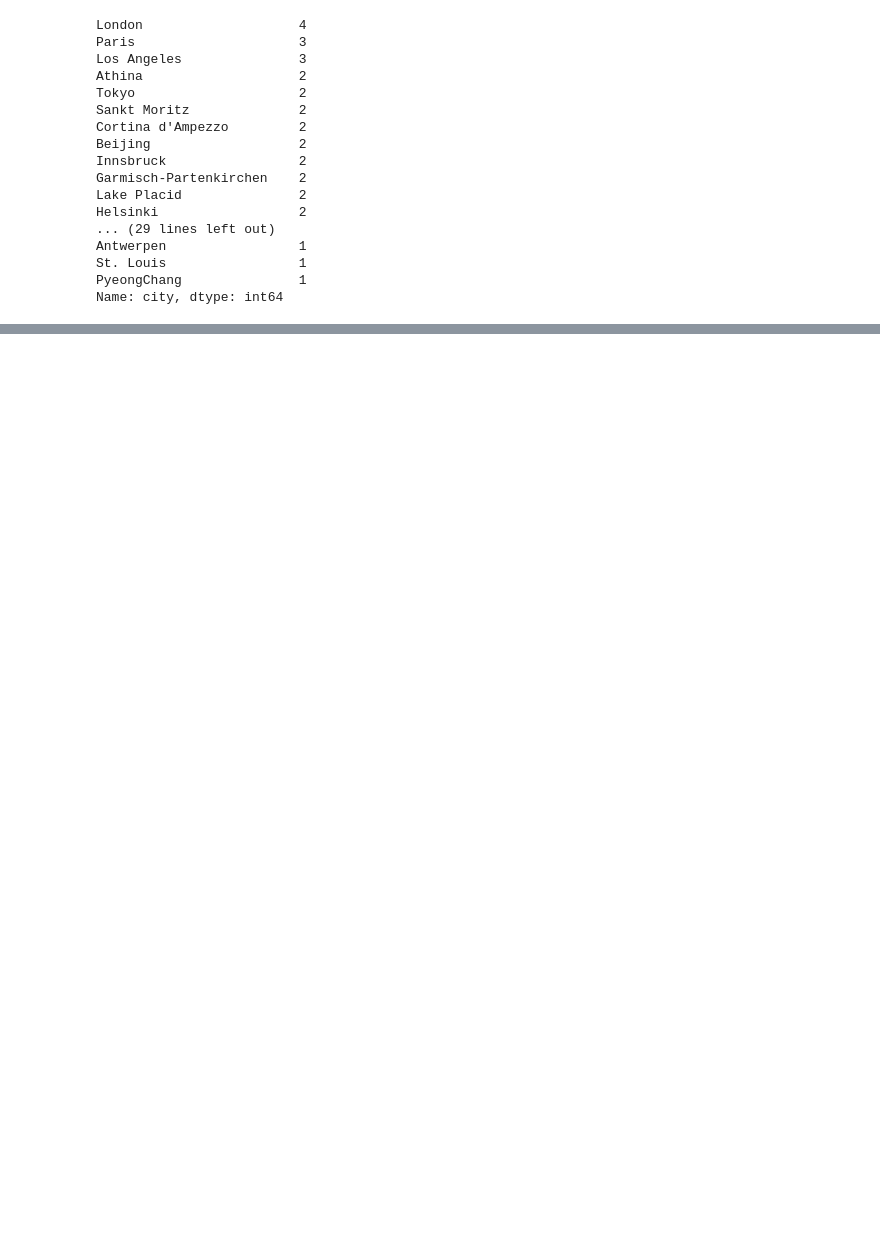
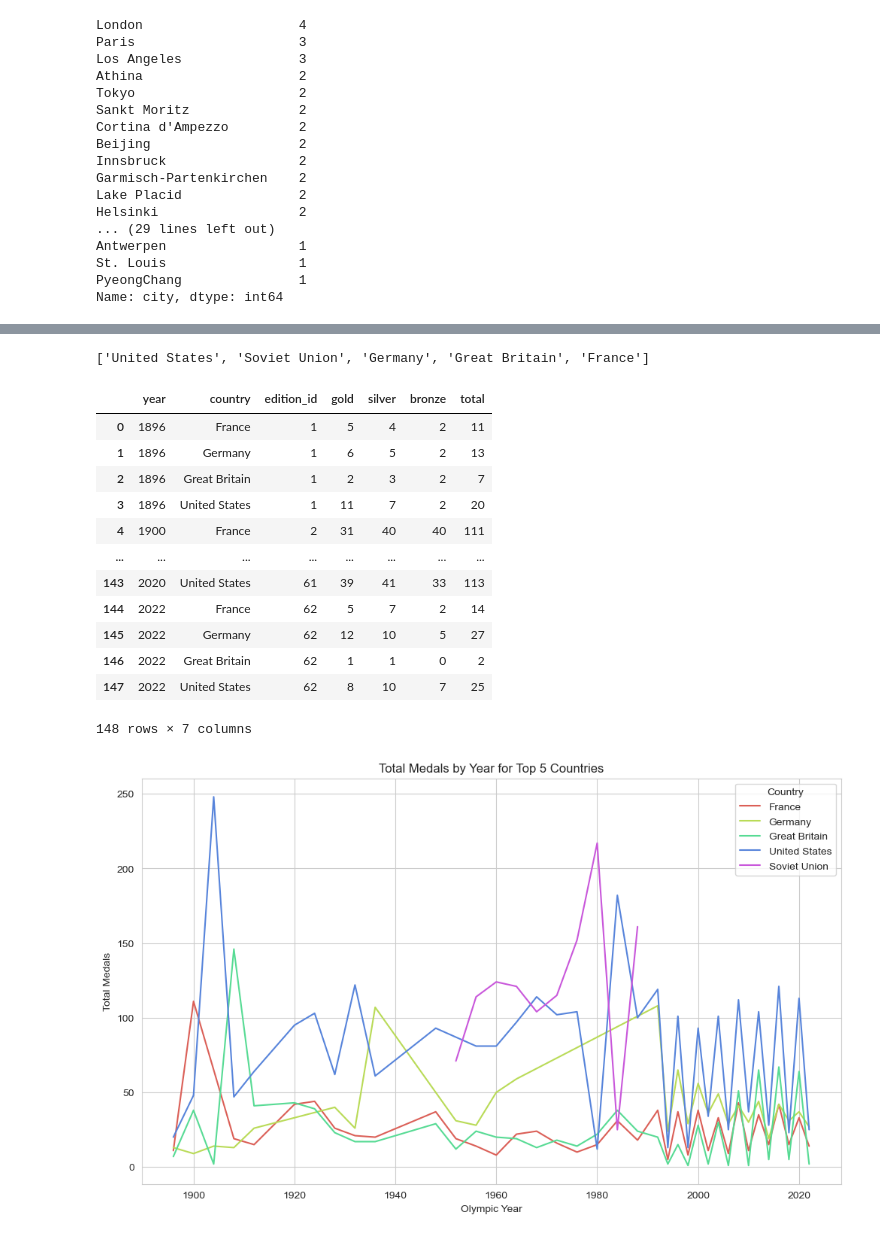
Before and after one commit to gururaser/data-analysis-of-olympic-games, a Jupyter notebook: data_analysis_of_olympic_games.ipynb, the cells around one changed output, grey strips where cells are left out. Cells and saved outputs as stored; diff of their text form; code cells hidden in the pictures; blank space fills up the shorter version.

```diff
--- a/data_analysis_of_olympic_games.ipynb
+++ b/data_analysis_of_olympic_games.ipynb
@@ -228,0 +301,31 @@ Name: city, dtype: int64
+# %%
+top5_countries = medals_total.head(5)['country'].tolist()
+display(top5_countries)
+
+top5_medals_by_year = medals[medals['country'].isin(top5_countries)].groupby(['year', 'country']).sum().reset_index()
+display(top5_medals_by_year)
+
+plt.figure(figsize=(12, 7))
+sns.lineplot(data=top5_medals_by_year, x='year', y='total', hue='country',palette="hls")
+plt.xlabel('Olympic Year')
+plt.ylabel('Total Medals')
+plt.title('Total Medals by Year for Top 5 Countries')
+plt.legend(title='Country', loc='upper right')
+plt.savefig("top5_medals_by_20_years_lineplot.png" ,dpi = 300, bbox_inches = 'tight')
+plt.show()
+# %% [output]
+['United States', 'Soviet Union', 'Germany', 'Great Britain', 'France']
+|  | year | country | edition_id | gold | silver | bronze | total |
+| 0 | 1896 | France | 1 | 5 | 4 | 2 | 11 |
+| 1 | 1896 | Germany | 1 | 6 | 5 | 2 | 13 |
+| 2 | 1896 | Great Britain | 1 | 2 | 3 | 2 | 7 |
+| 3 | 1896 | United States | 1 | 11 | 7 | 2 | 20 |
+| 4 | 1900 | France | 2 | 31 | 40 | 40 | 111 |
+| ... | ... | ... | ... | ... | ... | ... | ... |
+| 143 | 2020 | United States | 61 | 39 | 41 | 33 | 113 |
+| 144 | 2022 | France | 62 | 5 | 7 | 2 | 14 |
+| 145 | 2022 | Germany | 62 | 12 | 10 | 5 | 27 |
+| 146 | 2022 | Great Britain | 62 | 1 | 1 | 0 | 2 |
+| 147 | 2022 | United States | 62 | 8 | 10 | 7 | 25 |
+148 rows × 7 columns
+[figure, added]
```
Also changed, not shown: parts of 19 cells of this notebook.
